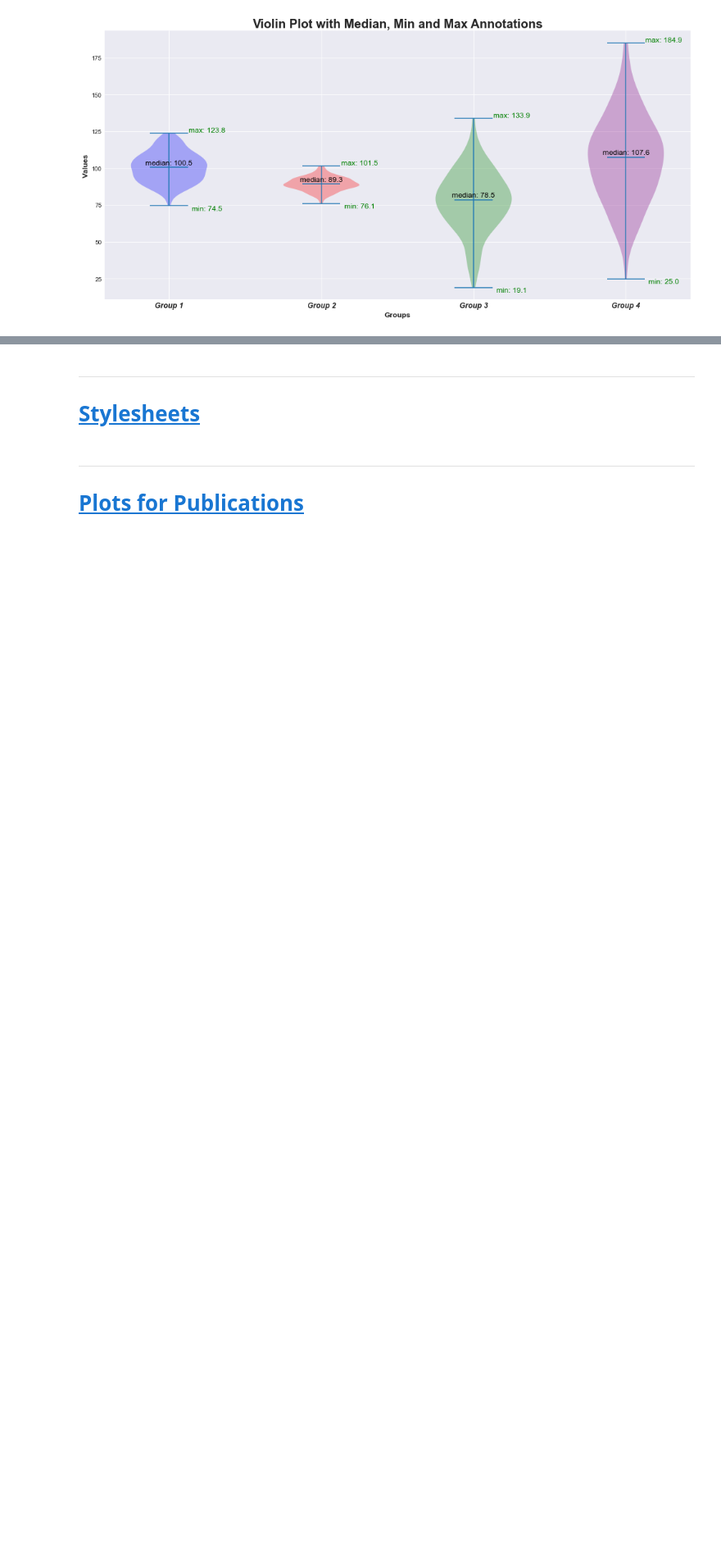
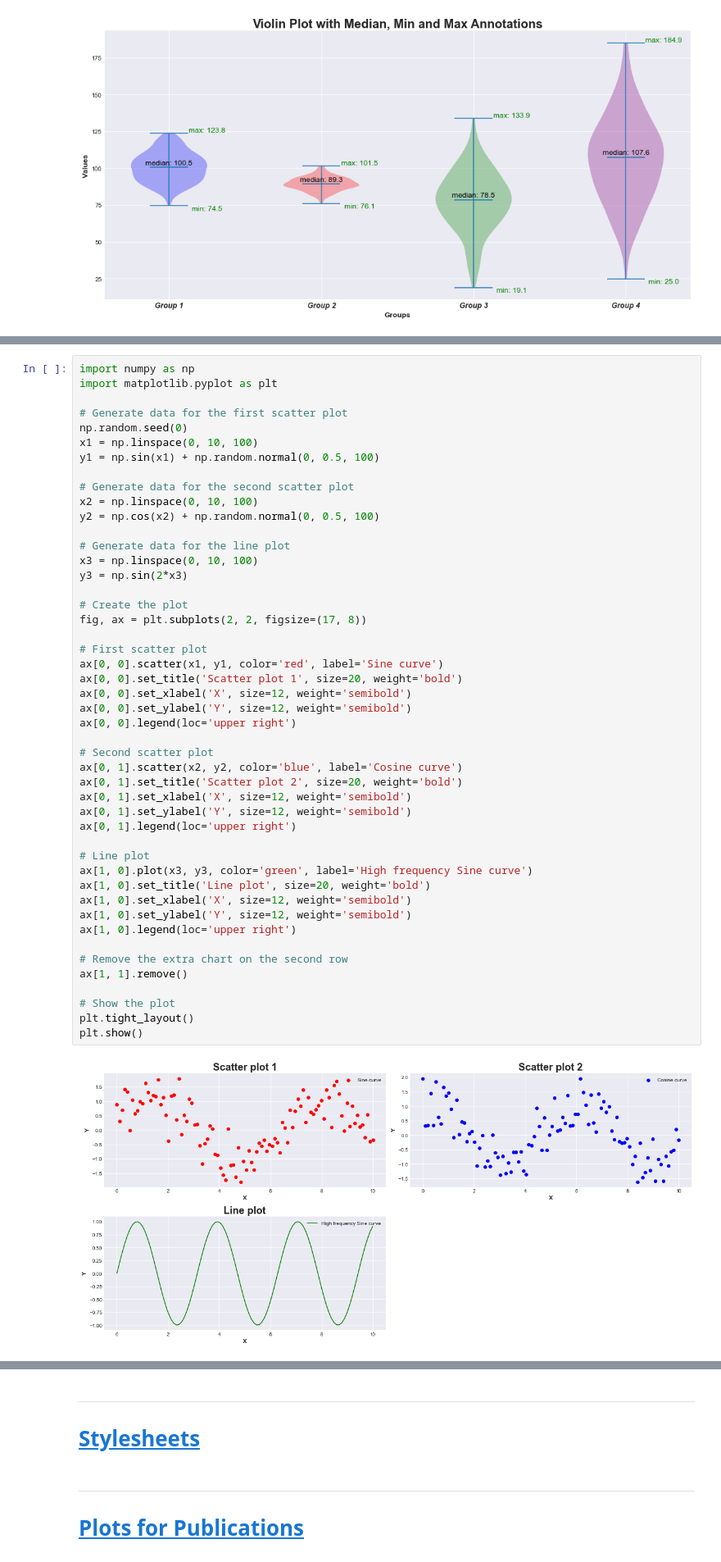
Before and after one commit to pavsingh7/Matplotlib, a Jupyter notebook: matplot_adv.ipynb, the cells around one changed output, grey strips where cells are left out. Shown at 82% size. Saved outputs shown, nothing was run; the diff lists cells and outputs as text; blank space fills up the shorter version.

```diff
--- a/matplot_adv.ipynb
+++ b/matplot_adv.ipynb
@@ -595,0 +661,49 @@ plt.show()
+# %%
+import numpy as np
+import matplotlib.pyplot as plt
+
+# Generate data for the first scatter plot
+np.random.seed(0)
+x1 = np.linspace(0, 10, 100)
+y1 = np.sin(x1) + np.random.normal(0, 0.5, 100)
+
+# Generate data for the second scatter plot
+x2 = np.linspace(0, 10, 100)
+y2 = np.cos(x2) + np.random.normal(0, 0.5, 100)
+
+# Generate data for the line plot
+x3 = np.linspace(0, 10, 100)
+y3 = np.sin(2*x3)
+
+# Create the plot
+fig, ax = plt.subplots(2, 2, figsize=(17, 8))
+
+# First scatter plot
+ax[0, 0].scatter(x1, y1, color='red', label='Sine curve')
+ax[0, 0].set_title('Scatter plot 1', size=20, weight='bold')
+ax[0, 0].set_xlabel('X', size=12, weight='semibold')
+ax[0, 0].set_ylabel('Y', size=12, weight='semibold')
+ax[0, 0].legend(loc='upper right')
+
+# Second scatter plot
+ax[0, 1].scatter(x2, y2, color='blue', label='Cosine curve')
+ax[0, 1].set_title('Scatter plot 2', size=20, weight='bold')
+ax[0, 1].set_xlabel('X', size=12, weight='semibold')
+ax[0, 1].set_ylabel('Y', size=12, weight='semibold')
+ax[0, 1].legend(loc='upper right')
+
+# Line plot
+ax[1, 0].plot(x3, y3, color='green', label='High frequency Sine curve')
+ax[1, 0].set_title('Line plot', size=20, weight='bold')
+ax[1, 0].set_xlabel('X', size=12, weight='semibold')
+ax[1, 0].set_ylabel('Y', size=12, weight='semibold')
+ax[1, 0].legend(loc='upper right')
+
+# Remove the extra chart on the second row
+ax[1, 1].remove()
+
+# Show the plot
+plt.tight_layout()
+plt.show()
+# %% [output]
+[figure, added]
```
Also changed, not shown: parts of 6 cells of this notebook.
